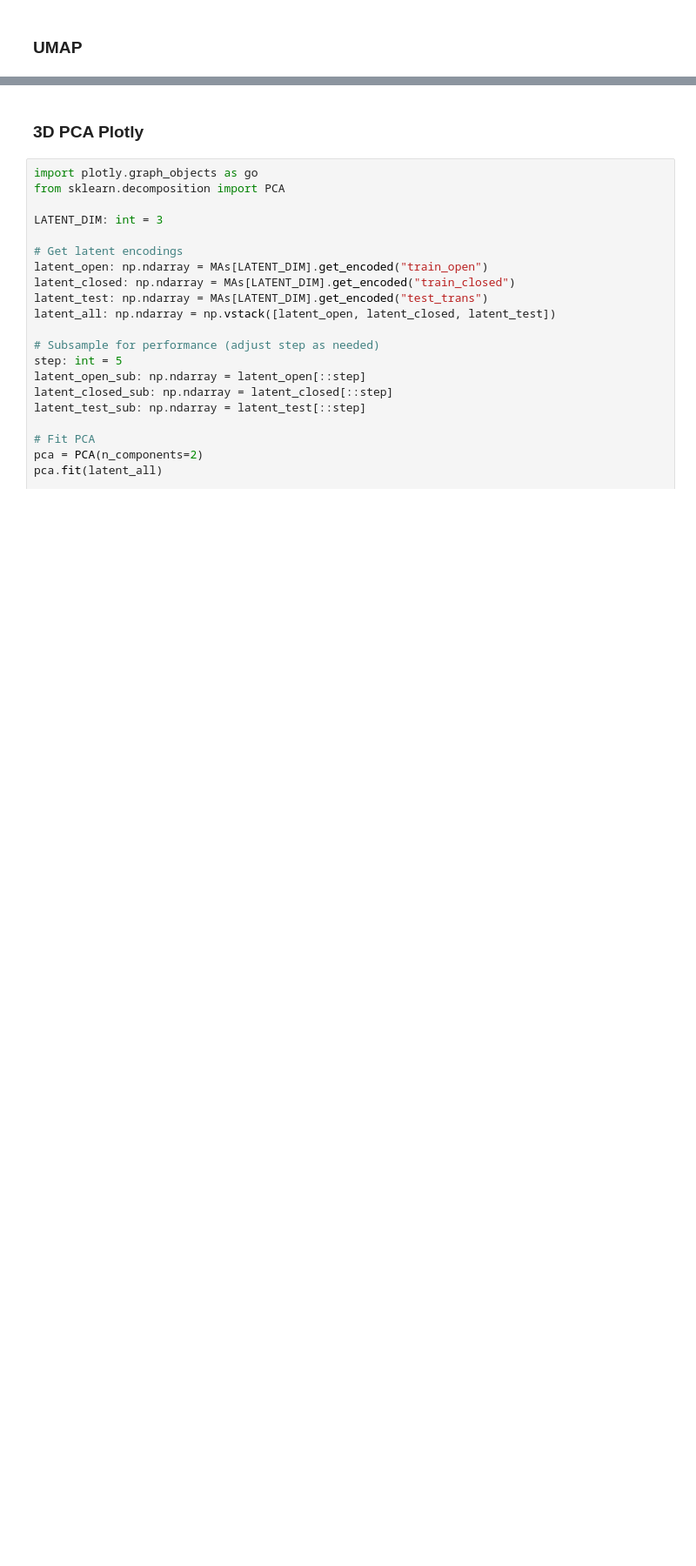
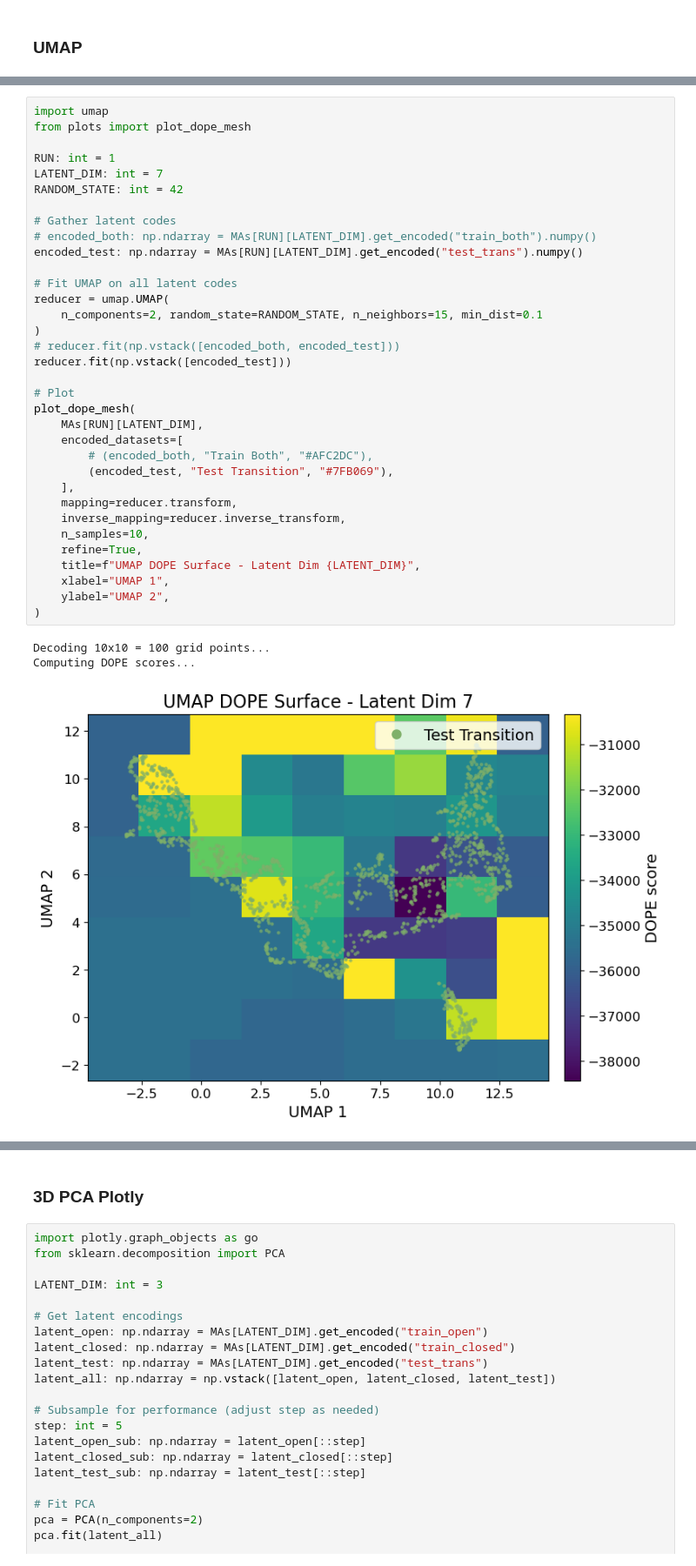
Before and after one commit to briandaniel14/molearn, a Jupyter notebook: analysis/cnn_multi_dim.ipynb, the cells around one changed output, grey strips where cells are left out. Shown at 87% size. Saved outputs shown, nothing was run; the diff lists cells and outputs as text; blank space fills up the shorter version.

```diff
--- a/analysis/cnn_multi_dim.ipynb
+++ b/analysis/cnn_multi_dim.ipynb
@@ -727,0 +552,38 @@ ImportError: Numba needs NumPy 2.3 or less. Got NumPy 2.4.
+# %%
+import umap
+from plots import plot_dope_mesh
+
+RUN: int = 1
+LATENT_DIM: int = 7
+RANDOM_STATE: int = 42
+
+# Gather latent codes
+# encoded_both: np.ndarray = MAs[RUN][LATENT_DIM].get_encoded("train_both").numpy()
+encoded_test: np.ndarray = MAs[RUN][LATENT_DIM].get_encoded("test_trans").numpy()
+
+# Fit UMAP on all latent codes
+reducer = umap.UMAP(
+    n_components=2, random_state=RANDOM_STATE, n_neighbors=15, min_dist=0.1
+)
+# reducer.fit(np.vstack([encoded_both, encoded_test]))
+reducer.fit(np.vstack([encoded_test]))
+
+# Plot
+plot_dope_mesh(
+    MAs[RUN][LATENT_DIM],
+    encoded_datasets=[
+        # (encoded_both, "Train Both", "#AFC2DC"),
+        (encoded_test, "Test Transition", "#7FB069"),
+    ],
+    mapping=reducer.transform,
+    inverse_mapping=reducer.inverse_transform,
+    n_samples=10,
+    refine=True,
+    title=f"UMAP DOPE Surface - Latent Dim {LATENT_DIM}",
+    xlabel="UMAP 1",
+    ylabel="UMAP 2",
+)
+# %% [output]
+Decoding 10x10 = 100 grid points...
+Computing DOPE scores...
+[figure, added]
```
Also changed, not shown: parts of 10 cells of this notebook, 3 other files.
